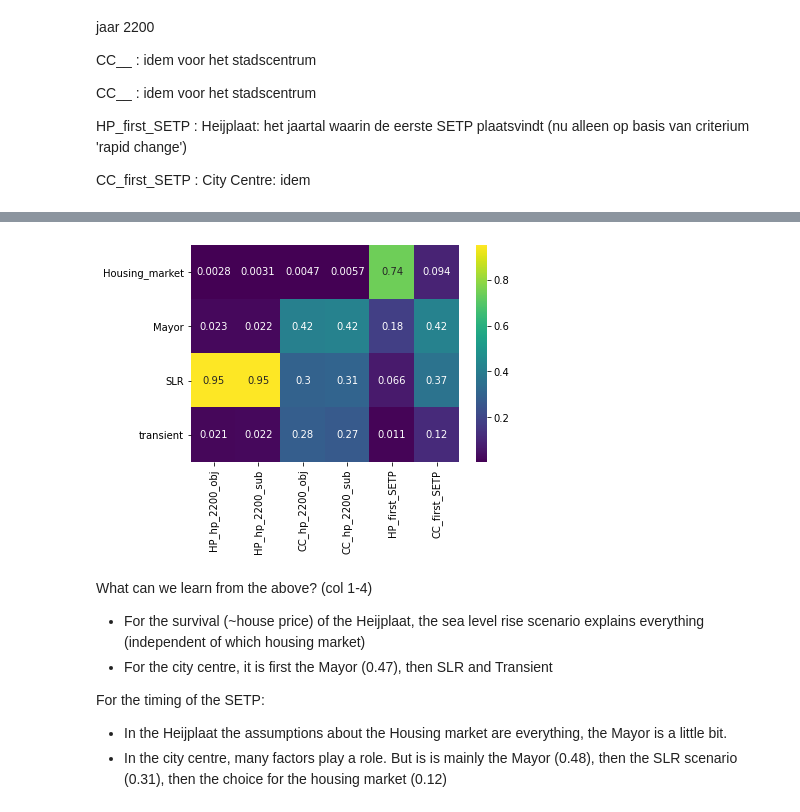
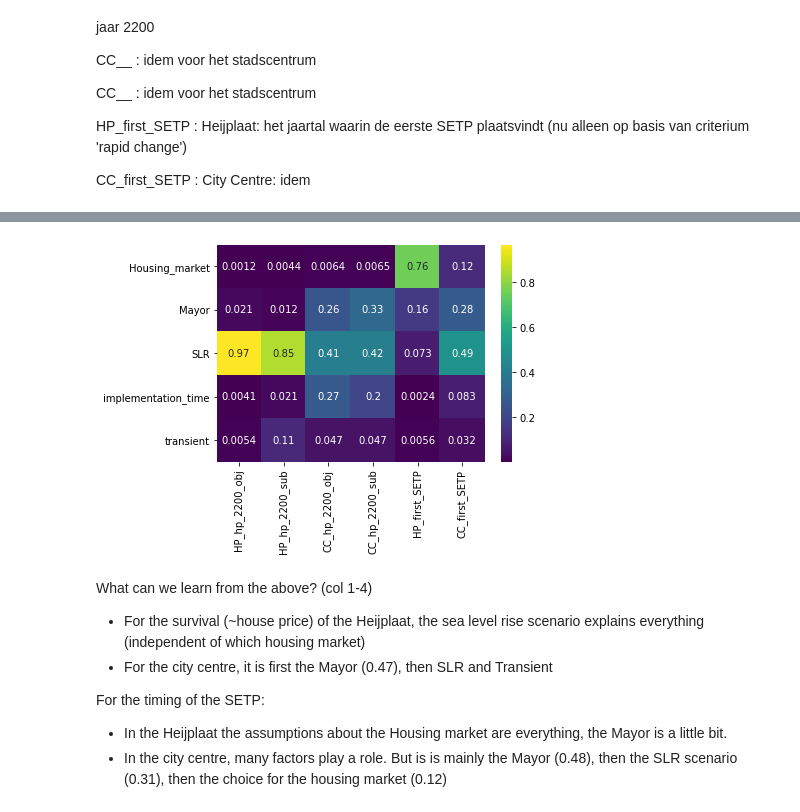
Before and after one commit to keesvanginkel/Urban-SETP, a Jupyter notebook: Workbench.ipynb, the cells around one changed output, grey strips where cells are left out. Cells and saved outputs as stored; diff of their text form; code cells hidden in the pictures.

```diff
--- a/Workbench.ipynb
+++ b/Workbench.ipynb
@@ -97,4 +87,5 @@ foldername = "temp"
 subfolder = "experiments"
 target = os.path.join(foldername,subfolder)
 
-experiments, outcomes = load_results(os.path.join(target,"2020_10_6_EMA_experiments.tar.gz"))
+#experiments, outcomes = load_results(os.path.join(target,"2020_10_6_EMA_experiments.tar.gz"))
+experiments, outcomes = load_results(os.path.join(target,"2020_10_14_EMA_experiments.tar.gz"))
@@ -101,2 +93,0 @@ experiments, outcomes = load_results(os.path.join(target,"2020_10_6_EMA_experime
-# %%
-experiments['Mayor'] = experiments['Mayor'].apply(lambda M: M.get_name())
@@ -102,0 +103,3 @@ experiments['Mayor'] = experiments['Mayor'].apply(lambda M: M.get_name())
+# %%
+experiments2 = experiments.drop(['policy','model'],axis=1)
+experiments2.head()
@@ -103,12 +113,18 @@ experiments['Mayor'] = experiments['Mayor'].apply(lambda M: M.get_name())
 # %%
-experiments2 = experiments.copy()
+experiments3 = experiments2.copy()
 map_house_market = {'rational' : 0,
              'boundedly_rational' :1}
-map_mayor = {'H. Economicus': 0,
-             'Sentiment' : 1,
-             'R. Active' : 2,
+#map_mayor = {'H. Economicus': 0,
+#             'Sentiment' : 1,
+#             'R. Active' : 2,
+#             'Lawkeeper' : 3}
+map_mayor = {'H. Economicus': 1,
+             'Sentiment' : 2,
+             'R. Active' : 0,
              'Lawkeeper' : 3}
-experiments2['Housing_market'].replace(map_house_market,inplace=True)
-experiments2['Mayor'].replace(map_mayor,inplace=True)
-experiments2[['Housing_market', 'SLR', 'transient', 'Mayor', 'policy']].astype('float')
+
+experiments3['Housing_market'].replace(map_house_market,inplace=True)
+experiments3['Mayor'].replace(map_mayor,inplace=True)
+experiments3[['Housing_market', 'SLR', 'transient', 'Mayor']].astype('float')
+experiments3.head()
 # %% [output]
@@ -358,13 +237,13 @@ experiments_fs = experiments_fs.drop(['policy','model'],axis=1)
 # %%
 from ema_workbench.analysis import feature_scoring
-x = experiments_fs
+x = experiments3
 y = outcomes
 
 fs = feature_scoring.get_feature_scores_all(x, y)
 sns.heatmap(fs, cmap='viridis', annot=True)
 plt.show()
 # %% [output]
-[figure, old version]
+[figure, new version]
 # %% [markdown]
 What can we learn from the above? (col 1-4)
  - For the survival (~house price) of the Heijplaat, the sea level rise scenario explains everything (independent of which housing market)
```
Also changed, not shown: parts of 31 cells of this notebook, 12 other files.
